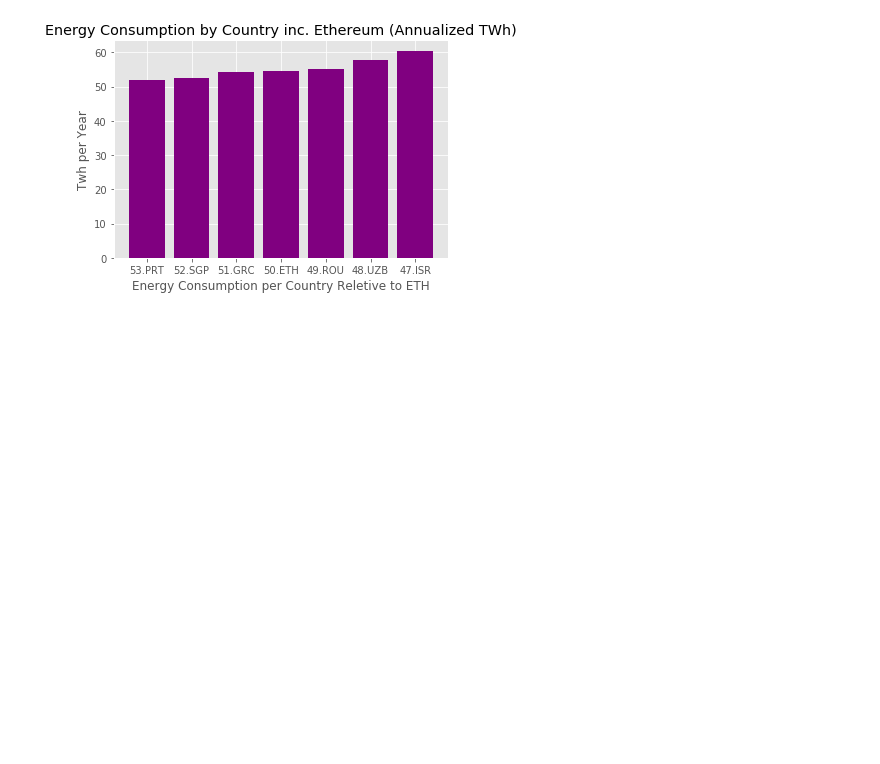
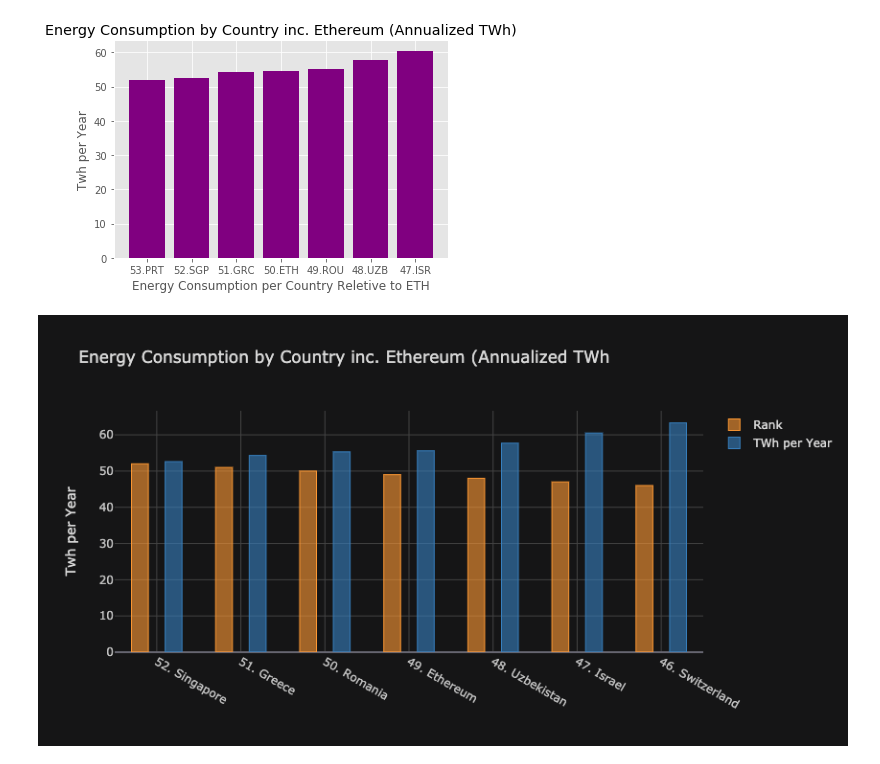
Before and after one commit to kez4twez/mining_energy_usage, a Jupyter notebook: ETH ENERGY CONSUMTION.ipynb, the cells around one changed output. Cells and saved outputs as stored; diff of their text form; code cells hidden in the pictures; blank space fills up the shorter version.

```diff
--- a/ETH ENERGY CONSUMTION.ipynb
+++ b/ETH ENERGY CONSUMTION.ipynb
@@ -119,3 +140,11 @@ plt.xticks(x_pos, x)
 plt.show()
 # %% [output]
 [figure]
+# %%
+# Plotting Eth barchart in Cufflinks #
+
+data = eth_consumption_df
+
+eth_consumption_chart = data.iplot(kind = 'bar', theme = 'solar', bargroupgap = .5, title = 'Energy Consumption by Country inc. Ethereum (Annualized TWh', yTitle = 'Twh per Year', x = 'Country' )
+# %% [output]
+[figure, added]
```
Also changed, not shown: parts of 4 cells of this notebook.
